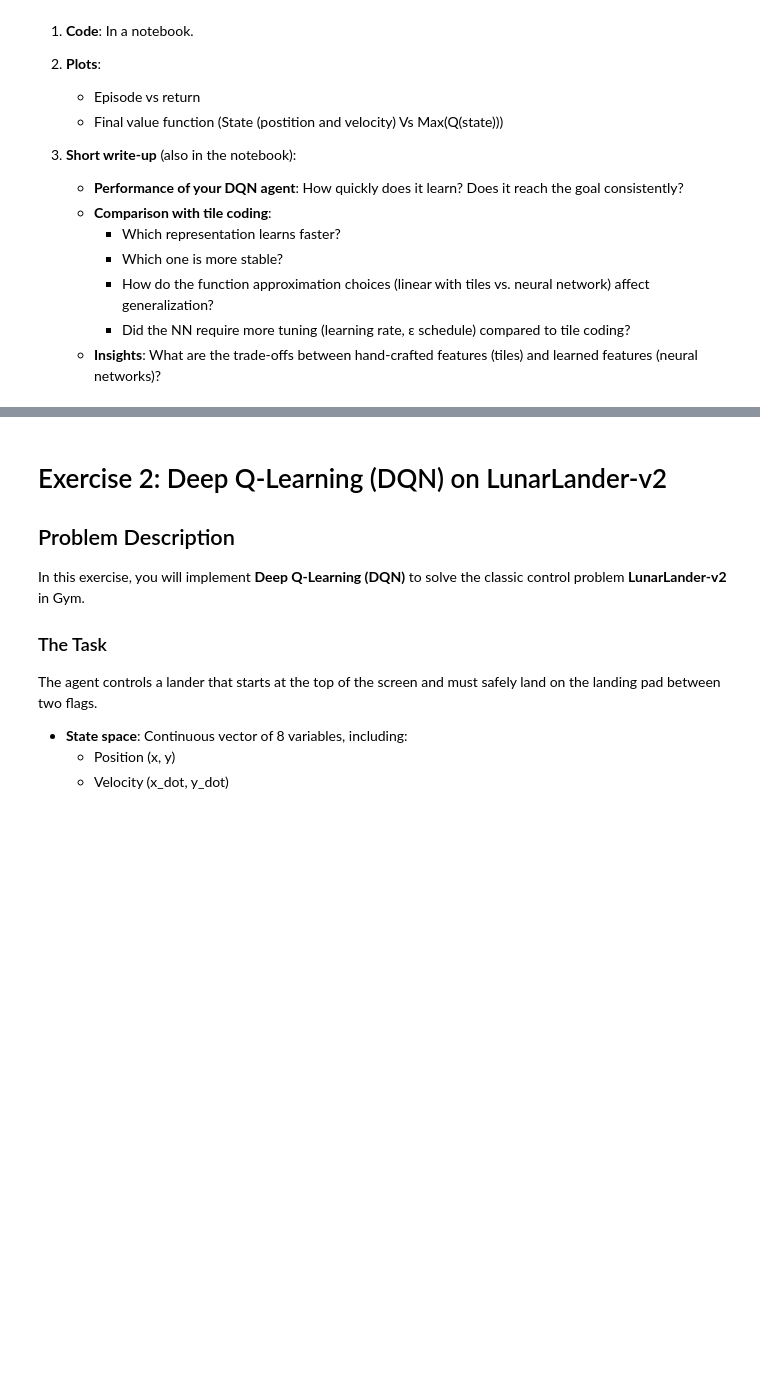
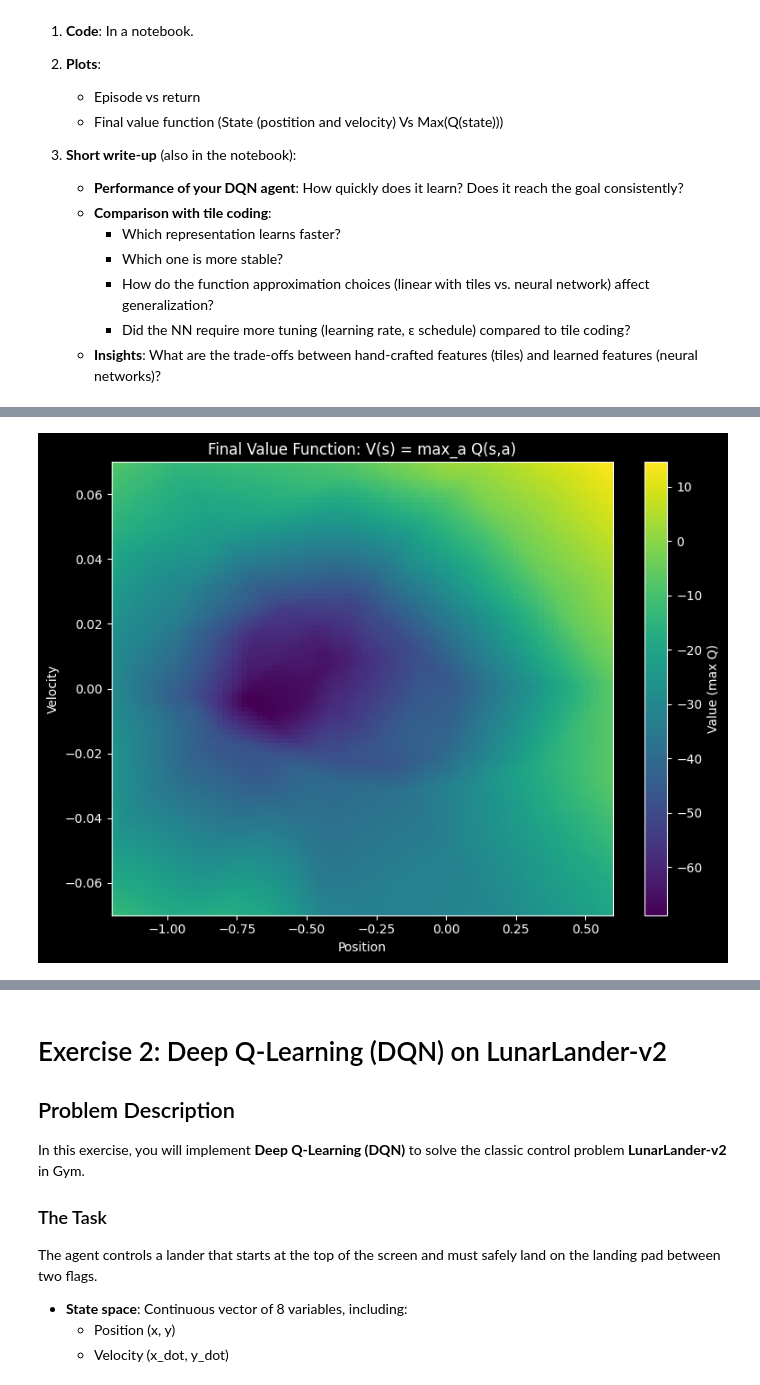
Before and after one commit to TongshuWu1/RL_CSE337_TonyWu, a Jupyter notebook: lab6_nonlinear.ipynb, the cells around one changed output, grey strips where cells are left out. Drawn from its saved outputs; the diff is of its cells as text; code cells hidden in the pictures; blank space fills up the shorter version.

```diff
--- a/lab6_nonlinear.ipynb
+++ b/lab6_nonlinear.ipynb
@@ -171,0 +292,30 @@ for episode in range(num_episodes):
+# %%
+pos_space = np.linspace(env.observation_space.low[0], env.observation_space.high[0], 100)
+vel_space = np.linspace(env.observation_space.low[1], env.observation_space.high[1], 100)
+
+
+value_grid = np.zeros((len(vel_space), len(pos_space)))
+
+
+q_net.eval()
+with torch.no_grad():
+    for i, v in enumerate(vel_space):
+        for j, p in enumerate(pos_space):
+            state = torch.tensor([p, v], dtype=torch.float32, device=device).unsqueeze(0)
+            q_values = q_net(state)
+            value_grid[i, j] = q_values.max(1)[0].item()
+
+#value function
+plt.figure(figsize=(8,6))
+plt.title("Final Value Function: V(s) = max_a Q(s,a)")
+plt.xlabel("Position")
+plt.ylabel("Velocity")
+
+
+plt.imshow(value_grid, extent=[pos_space.min(), pos_space.max(), vel_space.min(), vel_space.max()],
+           origin="lower", aspect="auto", cmap="viridis")
+plt.colorbar(label="Value (max Q)")
+plt.tight_layout()
+plt.show()
+# %% [output]
+[figure, added]
```
Also changed, not shown: parts of 16 cells of this notebook.
